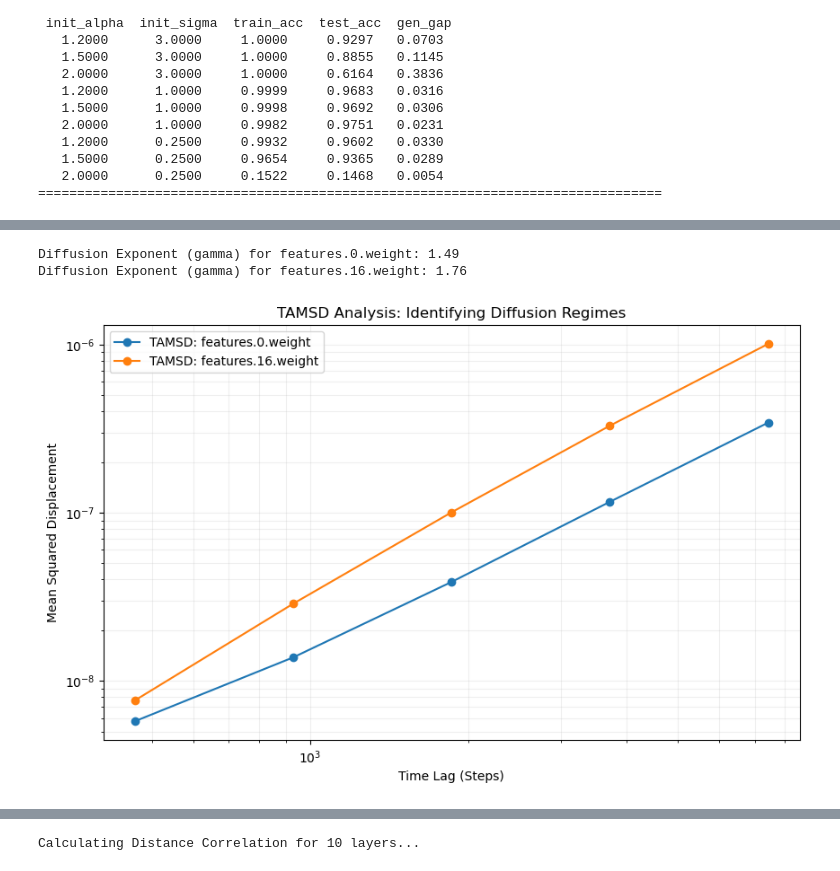
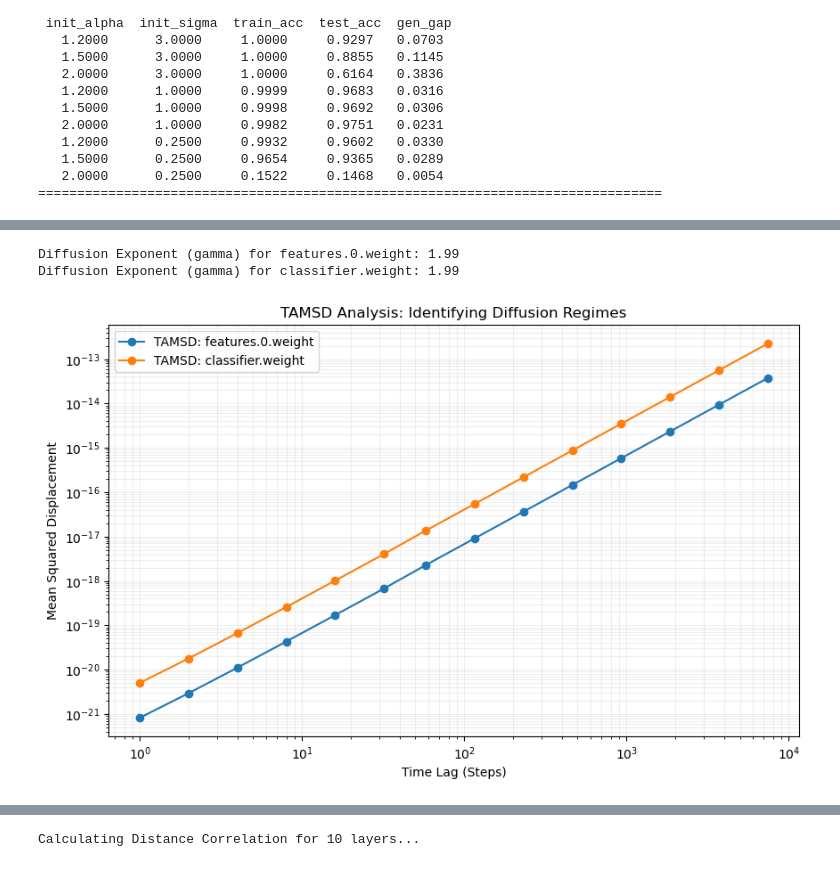
Before and after one commit to YiHaoFromEarth/ht-initialisation-dynamics, a Jupyter notebook: plots.ipynb, the cells around one changed output, grey strips where cells are left out. Saved outputs shown, nothing was run; the diff lists cells and outputs as text; code cells hidden in the pictures.

```diff
--- a/plots.ipynb
+++ b/plots.ipynb
@@ -534,11 +385,11 @@ Success! Combined 5859 training steps into master log.
 # %%
-def calculate_tamsd(df, layer_name, alpha_val=1.2, sigma_val=0.25):
+def calculate_tamsd(df, layer_name, alpha_val=2.0, sigma_val=0.25):
     """
     Calculates the Time-Averaged Mean Squared Displacement (TAMSD)
     for a specific layer from the master parquet data.
     """
     # 1. Filter for the specific physics regime and layer
-    subset = df.query("alpha == @alpha_val and sigma == @sigma_val and layer == @layer_name and time_lag >= 8 * 58")
+    subset = df.query("alpha == @alpha_val and sigma == @sigma_val and layer == @layer_name")
 
     # 2. Group by time_lag (tau) to get the time-average
     # TAMSD is the average of squared displacements over the whole trajectory
@@ -556,34 +407,34 @@ def plot_tamsd_comparison(parquet_path, layers_to_compare):
     plt.figure(figsize=(10, 6))
 
     for layer in layers_to_compare:
         res = calculate_tamsd(df, layer)
 
         # Plotting on Log-Log to find the power-law slope (gamma)
         plt.loglog(res["lag"], res["msd"], marker='o', label=f"TAMSD: {layer}")
 
         # Calculate local slope (alpha/gamma exponent)
         # Using the last few points to see late-stage diffusion behavior
         log_lag = np.log(res["lag"].values)
         log_msd = np.log(res["msd"].values)
         slope, _ = np.polyfit(log_lag, log_msd, 1)
         print(f"Diffusion Exponent (gamma) for {layer}: {slope:.2f}")
 
     # Add reference lines for standard physics regimes
     #x_ref = np.geomspace(res["lag"].min(), res["lag"].max(), 10)
     #plt.plot(x_ref, x_ref * (res["msd"].iloc[0]), '--k', alpha=0.5, label="Brownian (Slope=1)")
     #plt.plot(x_ref, (x_ref**2) * (res["msd"].iloc[0]/10), ':k', alpha=0.5, label="Ballistic (Slope=2)")
 
     plt.title("TAMSD Analysis: Identifying Diffusion Regimes")
     plt.xlabel("Time Lag (Steps)")
     plt.ylabel("Mean Squared Displacement")
     plt.legend()
     plt.grid(True, which="both", alpha=0.2)
     plt.savefig("tamsd_comparison.pdf", bbox_inches="tight")  # Save as PDF for high quality
     plt.show()
 
 # Example usage:
-plot_tamsd_comparison("displacement_database.parquet", ["features.0.weight", "features.16.weight"])
+plot_tamsd_comparison("displacement_database.parquet", ["features.0.weight", "classifier.weight"])
 # %% [output]
-Diffusion Exponent (gamma) for features.0.weight: 1.49
-Diffusion Exponent (gamma) for features.16.weight: 1.76
+Diffusion Exponent (gamma) for features.0.weight: 1.99
+Diffusion Exponent (gamma) for classifier.weight: 1.99
-[figure, old version]
+[figure, new version]
```
Also changed, not shown: parts of 5 cells of this notebook, 40 other files.
